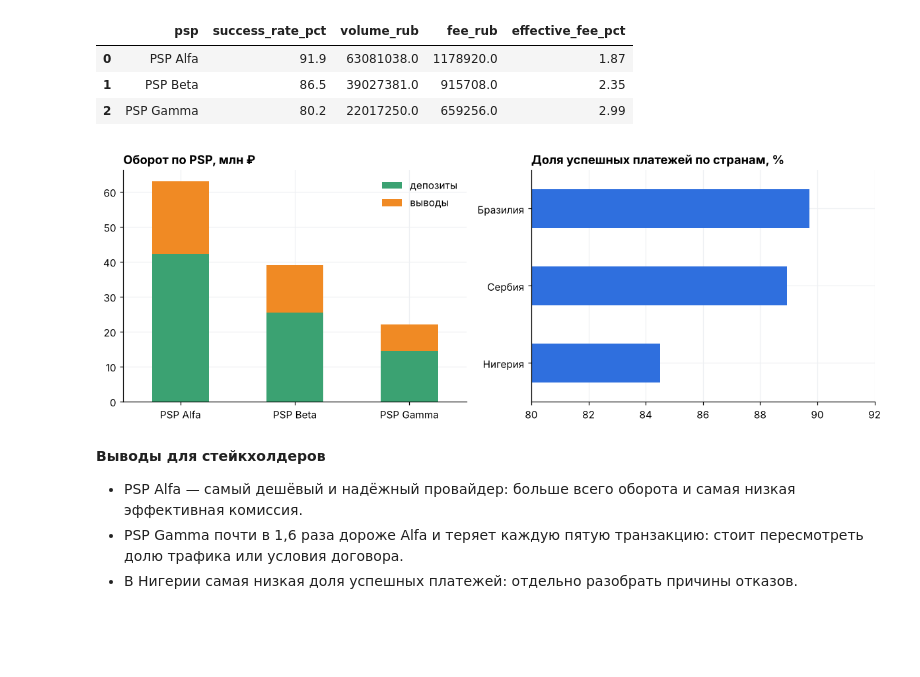
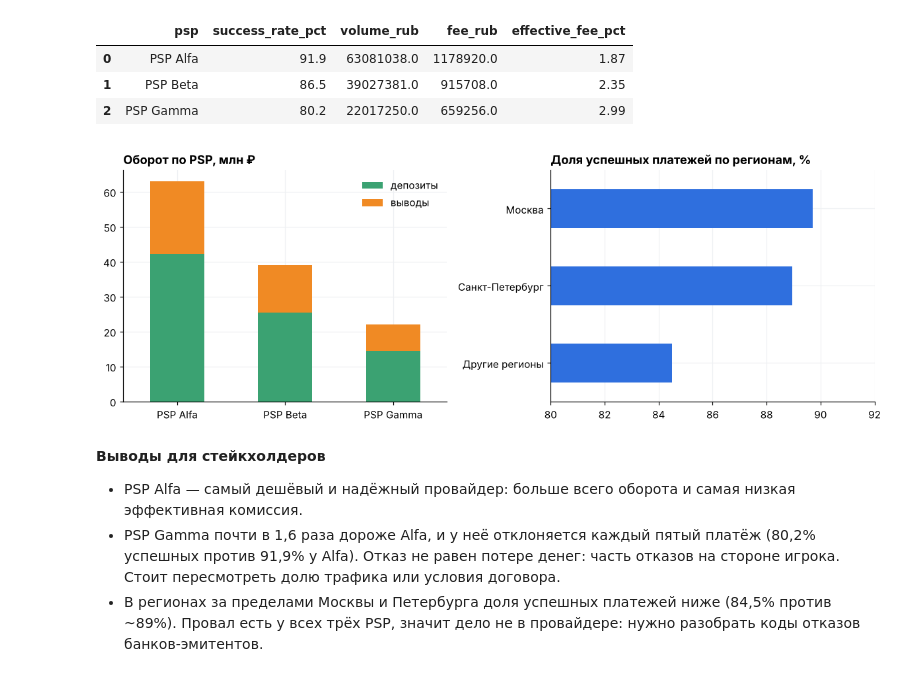
Before and after one commit to Egor-Epifanov/psp-reconciliation-analytics, a Jupyter notebook: notebooks/psp_reconciliation.ipynb, the cells around one changed output. Cells and saved outputs as stored; diff of their text form; code cells hidden in the pictures; blank space fills up the shorter version.

```diff
--- a/notebooks/psp_reconciliation.ipynb
+++ b/notebooks/psp_reconciliation.ipynb
@@ -175,19 +176,19 @@ report
 # %%
 fig, axes = plt.subplots(1, 2, figsize=(11, 4))
 vol = payments.pivot_table(index='psp', columns='type', values='volume_rub', aggfunc='sum') / 1e6
 vol[['deposit', 'withdrawal']].plot(kind='bar', stacked=True, ax=axes[0], rot=0, color=['#3BA272', '#F08A24'])
 axes[0].set_title('Оборот по PSP, млн ₽', loc='left', fontweight='bold'); axes[0].set_xlabel('')
 axes[0].legend(['депозиты', 'выводы'], frameon=False)
 
-by_country = payments.groupby('country')[['successful', 'transactions']].sum()
-(100 * by_country.successful / by_country.transactions).sort_values().plot(kind='barh', ax=axes[1], color='#2F6FDE')
-axes[1].set_title('Доля успешных платежей по странам, %', loc='left', fontweight='bold')
+by_region = payments.groupby('region')[['successful', 'transactions']].sum()
+(100 * by_region.successful / by_region.transactions).sort_values().plot(kind='barh', ax=axes[1], color='#2F6FDE')
+axes[1].set_title('Доля успешных платежей по регионам, %', loc='left', fontweight='bold')
 axes[1].set_xlim(80, 92); axes[1].set_ylabel('')
 plt.tight_layout(); plt.savefig(CHARTS / 'payments_report.png'); plt.show()
 # %% [output]
-[figure, old version]
+[figure, new version]
 # %% [markdown]
 **Выводы для стейкхолдеров**
 - PSP Alfa — самый дешёвый и надёжный провайдер: больше всего оборота и самая низкая эффективная комиссия.
-- PSP Gamma почти в 1,6 раза дороже Alfa и теряет каждую пятую транзакцию: стоит пересмотреть долю трафика или условия договора.
-- В Нигерии самая низкая доля успешных платежей: отдельно разобрать причины отказов.
+- PSP Gamma почти в 1,6 раза дороже Alfa, и у неё отклоняется каждый пятый платёж (80,2% успешных против 91,9% у Alfa). Отказ не равен потере денег: часть отказов на стороне игрока. Стоит пересмотреть долю трафика или условия договора.
+- В регионах за пределами Москвы и Петербурга доля успешных платежей ниже (84,5% против ~89%). Провал есть у всех трёх PSP, значит дело не в провайдере: нужно разобрать коды отказов банков-эмитентов.
```
Also changed, not shown: parts of 2 cells of this notebook, 9 other files.
